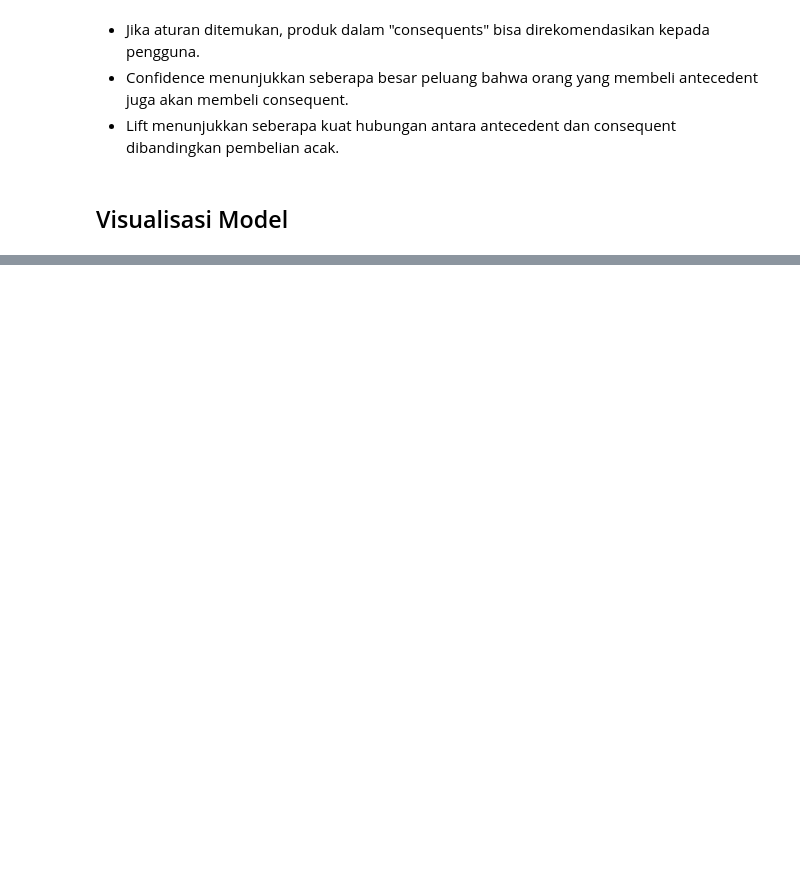
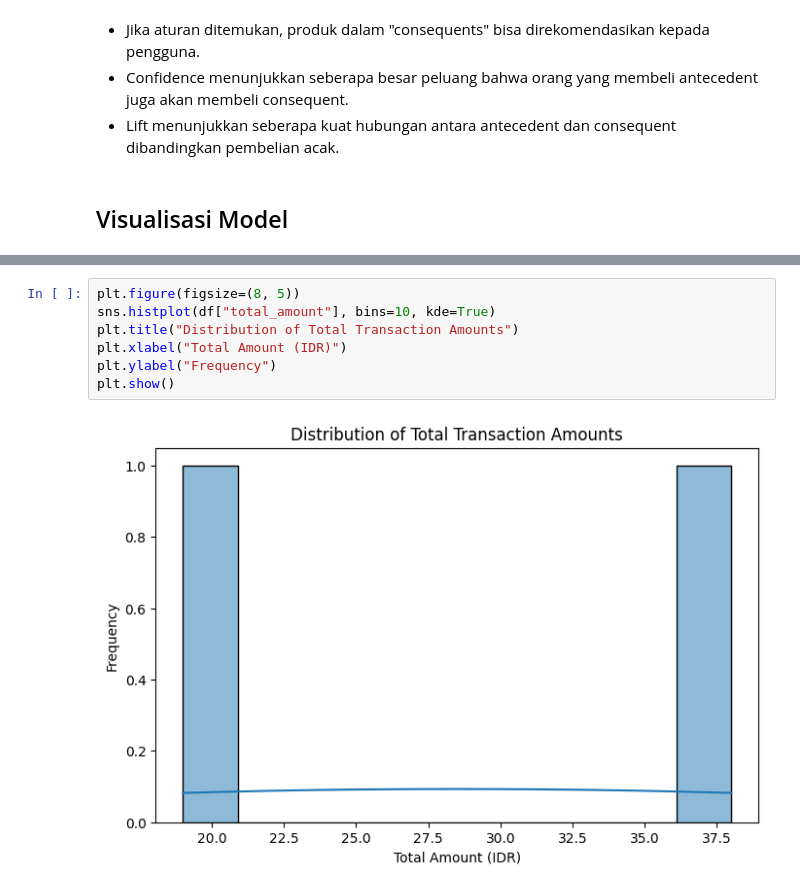
Before and after one commit to Leo42night/uas-data-mining, a Jupyter notebook: notebook.ipynb, the cells around one changed output, grey strips where cells are left out. Cells and saved outputs as stored; diff of their text form; blank space fills up the shorter version.

```diff
--- a/notebook.ipynb
+++ b/notebook.ipynb
@@ -837,0 +1338,9 @@ plt.show()
+# %%
+plt.figure(figsize=(8, 5))
+sns.histplot(df["total_amount"], bins=10, kde=True)
+plt.title("Distribution of Total Transaction Amounts")
+plt.xlabel("Total Amount (IDR)")
+plt.ylabel("Frequency")
+plt.show()
+# %% [output]
+[figure, added]
```
Also changed, not shown: parts of 42 cells of this notebook, 5 other files.
